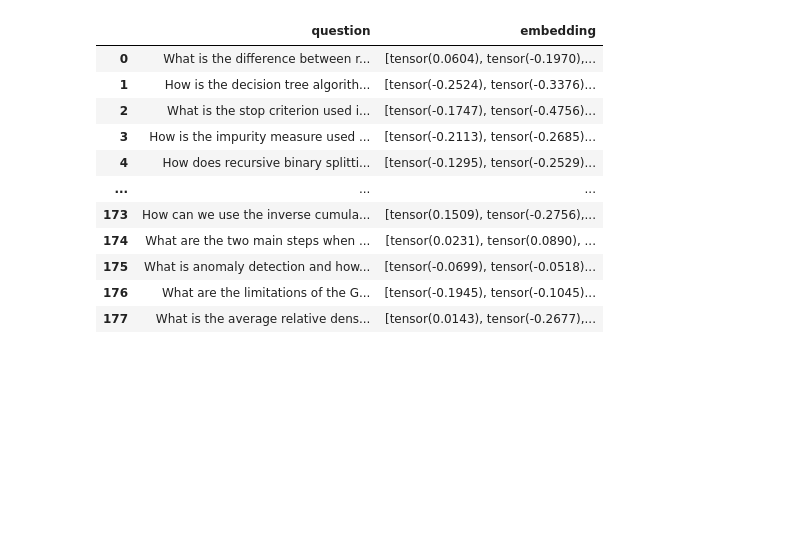
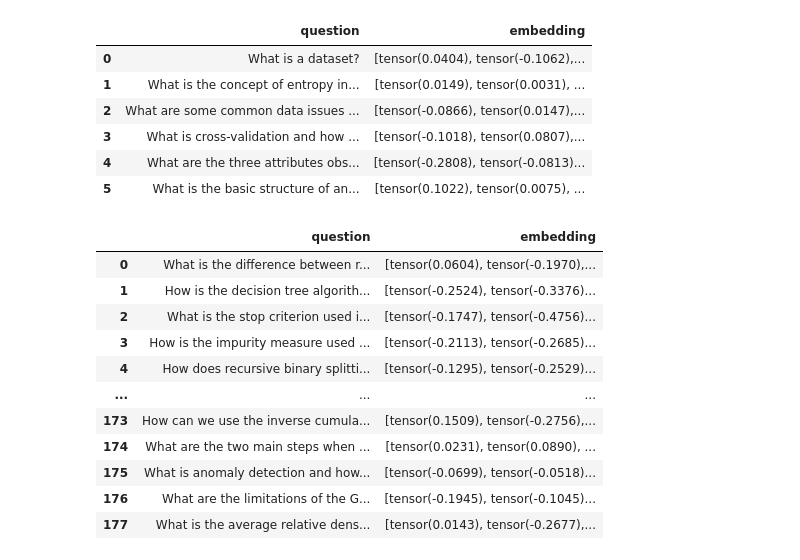
Before and after one commit to MathiasDamsgaard/active_mini_projects, a Jupyter notebook: AL/AL_Search_NN.ipynb, the cells around one changed output. Drawn from its saved outputs; the diff is of its cells as text; code cells hidden in the pictures; blank space fills up the shorter version.

Commit message:
Fix index bug

```diff
--- a/AL/AL_Search_NN.ipynb
+++ b/AL/AL_Search_NN.ipynb
@@ -21,8 +21,20 @@ with open("./df_pickle/df_questions.pkl", "rb") as fp:
 # %%
 test_questions = pool_question.sample(n=6)
 pool_question.drop(test_questions.index, inplace=True)
 gen_questions = pool_question.sample(n=6)
 pool_question.drop(gen_questions.index, inplace=True)
+
+pool_question.reset_index(drop=True)
+test_questions.reset_index(drop=True)
+gen_questions.reset_index(drop=True)
+# %% [output]
+|  | question | embedding |
+| 0 | What is a dataset? | [tensor(0.0404), tensor(-0.1062),... |
+| 1 | What is the concept of entropy in... | [tensor(0.0149), tensor(0.0031), ... |
+| 2 | What are some common data issues ... | [tensor(-0.0866), tensor(0.0147),... |
+| 3 | What is cross-validation and how ... | [tensor(-0.1018), tensor(0.0807),... |
+| 4 | What are the three attributes obs... | [tensor(-0.2808), tensor(-0.0813)... |
+| 5 | What is the basic structure of an... | [tensor(0.1022), tensor(0.0075), ... |
 # %%
 print('Mean context length (chars):', df_context['context'].apply(lambda x: len(x)).values.mean())
 # %%
```
Also changed, not shown: parts of 6 cells of this notebook.
